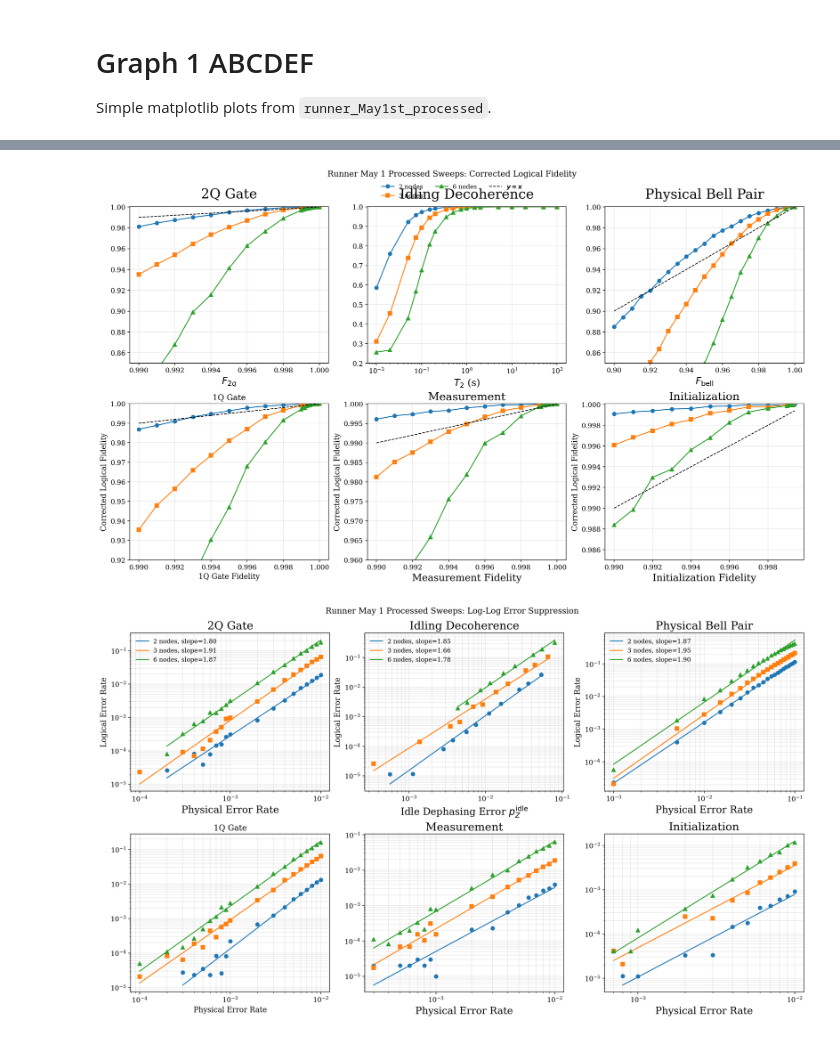
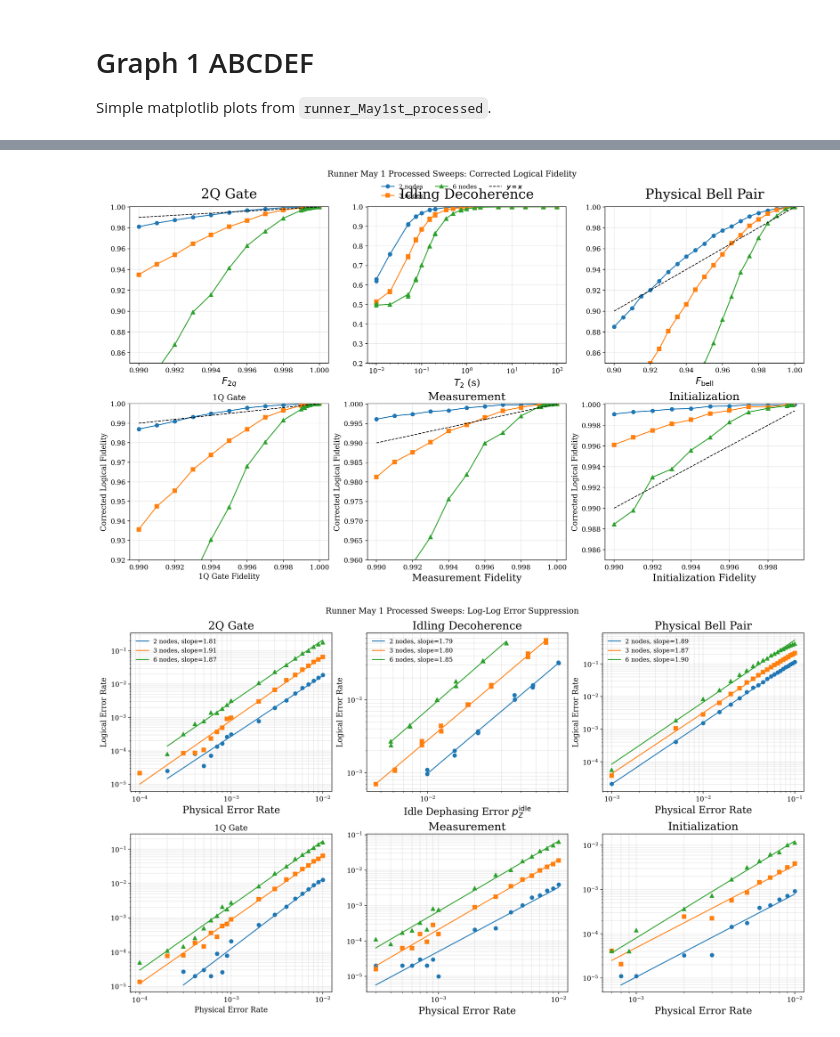
Before and after one commit to SagarPatange/QEC, a Jupyter notebook: threshold_plots.ipynb, the cells around one changed output, grey strips where cells are left out. Saved outputs shown, nothing was run; the diff lists cells and outputs as text; code cells hidden in the pictures.

```diff
--- a/threshold_plots.ipynb
+++ b/threshold_plots.ipynb
@@ -38,23 +38,29 @@ for sweep_dir in sorted(processed_root.iterdir()):
         nodes = int(re.search(r"line_(\d+)_2G", name).group(1))
 
         if sweep_dir.name == "graph_initialization_fidelity_sweep":
+            sweep_name = sweep_dir.name
             sweep_value = float(re.search(r"(?:^|,)prep=([^,]+)", name).group(1))
         elif sweep_dir.name == "graph_measurement_fidelity_sweep":
+            sweep_name = sweep_dir.name
             sweep_value = float(re.search(r"(?:^|,)meas=([^,]+)", name).group(1))
         elif sweep_dir.name == "graph_physical_bell_pair_fidelity_sweep":
+            sweep_name = sweep_dir.name
             sweep_value = float(re.search(r"(?:^|,)physbell=([^,]+)", name).group(1))
         elif sweep_dir.name == "one_qubit_gate_sweep":
+            sweep_name = sweep_dir.name
             sweep_value = float(re.search(r"(?:^|,)gate=([^,]+)", name).group(1))
-        elif sweep_dir.name == "t2_sweep":
+        elif sweep_dir.name == "t2_sweep_fixed":
+            sweep_name = "t2_sweep"
             sweep_value = float(re.search(r"(?:^|,)T2=([^,]+)", name).group(1))
         elif sweep_dir.name == "two_qubit_gate_sweep":
+            sweep_name = sweep_dir.name
             sweep_value = float(re.search(r"(?:^|,)twoq=([^,]+)", name).group(1))
         else:
             continue
 
         rows.append(
             {
-                "sweep_name": sweep_dir.name,
+                "sweep_name": sweep_name,
                 "nodes": nodes,
                 "sweep_value": sweep_value,
                 "latency_ps": float(latency_ps),
@@ -158,7 +164,7 @@ fig.savefig("/Users/patange/Documents/Argonne/QEC/plot_pngs/graph1_abcdef_fideli
 fig.savefig("/Users/patange/Documents/Argonne/QEC/plot_pngs/graph1_abcdef_fidelity_grid.pdf")
 plt.show()
 # %% [output]
-[figure, old version]
+[figure, new version]
 # %%
 fig, axes = plt.subplots(2, 3, figsize=(16, 9), constrained_layout=True)
 
@@ -184,13 +190,15 @@ axes[0, 0].grid(True, which="both", alpha=0.3)
 axes[0, 0].legend(frameon=False)
 
 t2_fit_min = 0.1
+t2_error_min = 10 ** -3.2
+t2_error_max = 10 ** -1
 
 for nodes in sorted(t2_df["nodes"].unique()):
     d = t2_df[(t2_df["nodes"] == nodes) & (t2_df["sweep_value"] >= t2_fit_min)].copy()
     idle_time_sec = d["latency_ps"].to_numpy() * 1e-12
     x = (1.0 - np.exp(-idle_time_sec / d["sweep_value"].to_numpy())) / 2.0
     y = 1.0 - d["fidelity_corrected"].to_numpy()
-    mask = (x > 0.0) & (y > 0.0)
+    mask = (x > 0.0) & (y > t2_error_min) & (y < t2_error_max)
     x = x[mask]
     y = y[mask]
     axes[0, 1].plot(x, y, linestyle="", color=node_colors[nodes], marker=node_markers[nodes])
@@ -263,34 +271,44 @@ for nodes in sorted(meas_df["nodes"].unique()):
 axes[1, 1].set_xscale("log")
 axes[1, 1].set_yscale("log")
 axes[1, 1].set_title("Measurement", fontsize=18)
 axes[1, 1].set_xlabel("Physical Error Rate", fontsize=16)
 axes[1, 1].grid(True, which="both", alpha=0.3)
 
 for nodes in sorted(init_df["nodes"].unique()):
     d = init_df[init_df["nodes"] == nodes].copy()
+    d = (
+        d.assign(weighted_fidelity=d["fidelity_corrected"] * d["rows_processed"])
+        .groupby("sweep_value", as_index=False)
+        .agg(
+            weighted_fidelity=("weighted_fidelity", "sum"),
+            rows_processed=("rows_processed", "sum"),
+        )
+        .sort_values("sweep_value")
+    )
+    d["fidelity_corrected"] = d["weighted_fidelity"] / d["rows_processed"]
     x = 1.0 - d["sweep_value"].to_numpy()
     y = 1.0 - d["fidelity_corrected"].to_numpy()
     mask = (x > 0.0) & (y > 0.0)
     x = x[mask]
     y = y[mask]
     axes[1, 2].plot(x, y, linestyle="", color=node_colors[nodes], marker=node_markers[nodes], label=f"{nodes} nodes")
     if len(x) >= 2:
         coeffs = np.polyfit(np.log10(x), np.log10(y), 1)
         xfit = np.sort(x)
         yfit = 10 ** (coeffs[1] + coeffs[0] * np.log10(xfit))
         axes[1, 2].plot(xfit, yfit, color=node_colors[nodes])
 axes[1, 2].set_xscale("log")
 axes[1, 2].set_yscale("log")
 axes[1, 2].set_title("Initialization", fontsize=18)
 axes[1, 2].set_xlabel("Physical Error Rate", fontsize=16)
 axes[1, 2].grid(True, which="both", alpha=0.3)
 
 fig.suptitle("Runner May 1 Processed Sweeps: Log-Log Error Suppression", y=1.03)
 fig.savefig("/Users/patange/Documents/Argonne/QEC/plot_pngs/graph1_abcdef_suppression_grid.png")
 fig.savefig("/Users/patange/Documents/Argonne/QEC/plot_pngs/graph1_abcdef_suppression_grid.pdf")
 plt.show()
 # %% [output]
-[figure, old version]
+[figure, new version]
 # %%
 from matplotlib.lines import Line2D
 
```
Also changed, not shown: parts of 3 cells of this notebook, 2 other files.
